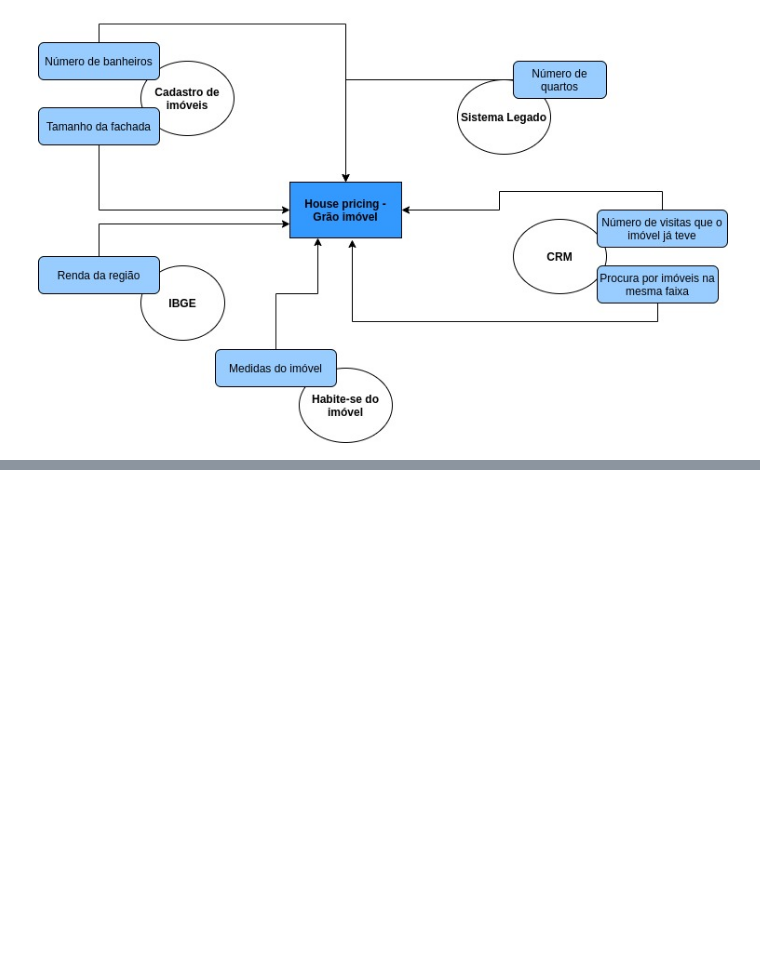
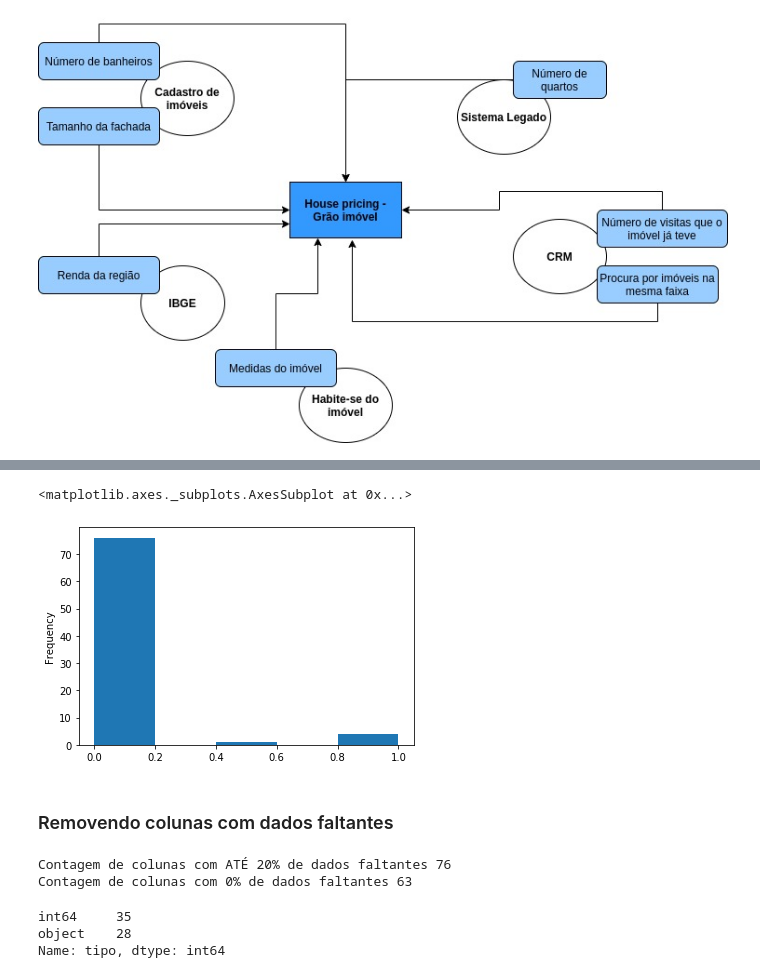
Before and after one commit to vvalcristina/datascience_codenation, a Jupyter notebook: Semana6/Semana 6- AceleraDev .ipynb, the cells around one changed output, grey strips where cells are left out. Drawn from its saved outputs; the diff is of its cells as text; code cells hidden in the pictures; blank space fills up the shorter version.

```diff
--- a/Semana6/Semana 6- AceleraDev .ipynb
+++ b/Semana6/Semana 6- AceleraDev .ipynb
@@ -43,0 +54,8 @@ Image("Diagrama.jpg")
+# %%
+#Criando um dataframe auxliar para analisar a consistencia das variaveis
+cons = pd.DataFrame({'colunas' : df.columns,
+                    'tipo': df.dtypes,
+                    'missing' : df.isna().sum(),
+                    'size' : df.shape[0],
+                    'unicos': df.nunique()})
+cons['percentual'] = round(cons['missing'] / cons['size'],2)
@@ -43,0 +79,21 @@ Image("Diagrama.jpg")
+# %%
+#Verificando de forma gráfica o percentual de dados faltantes
+cons.percentual.plot.hist( bins = 5)
+# %% [output]
+<matplotlib.axes._subplots.AxesSubplot at 0x...>
+[figure, added]
+# %% [markdown]
+### Removendo colunas com dados faltantes
+# %%
+print('Contagem de colunas com ATÉ 20% de dados faltantes', cons[cons.percentual < 0.2].shape[0])
+print('Contagem de colunas com 0% de dados faltantes',  cons[cons.percentual == 0].shape[0])
+# %% [output]
+Contagem de colunas com ATÉ 20% de dados faltantes 76
+Contagem de colunas com 0% de dados faltantes 63
+# %%
+#Verificando os tipos de variáveis
+cons[cons.percentual == 0]['tipo'].value_counts()
+# %% [output]
+int64     35
+object    28
+Name: tipo, dtype: int64
```
Also changed, not shown: parts of 59 cells of this notebook.
